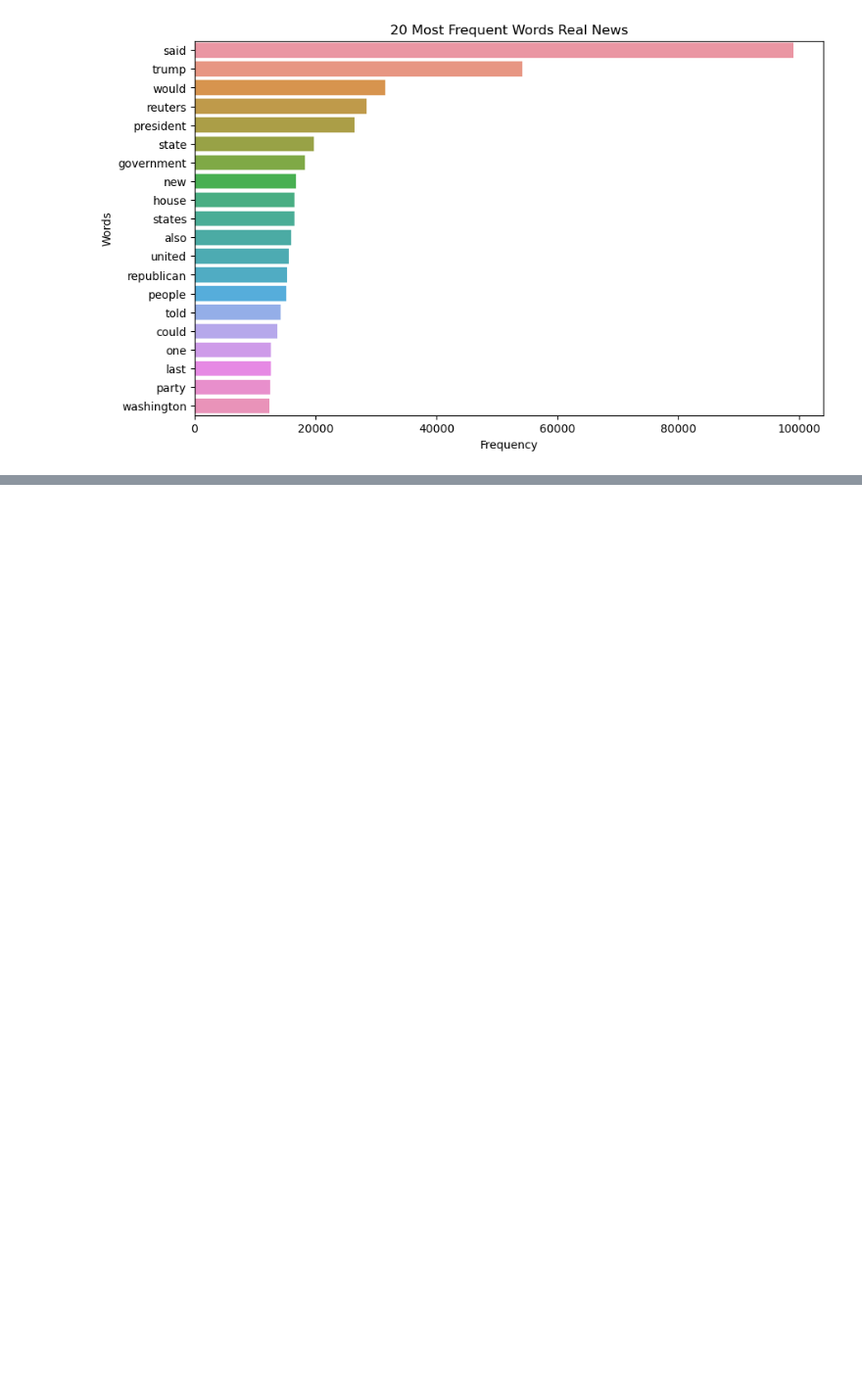
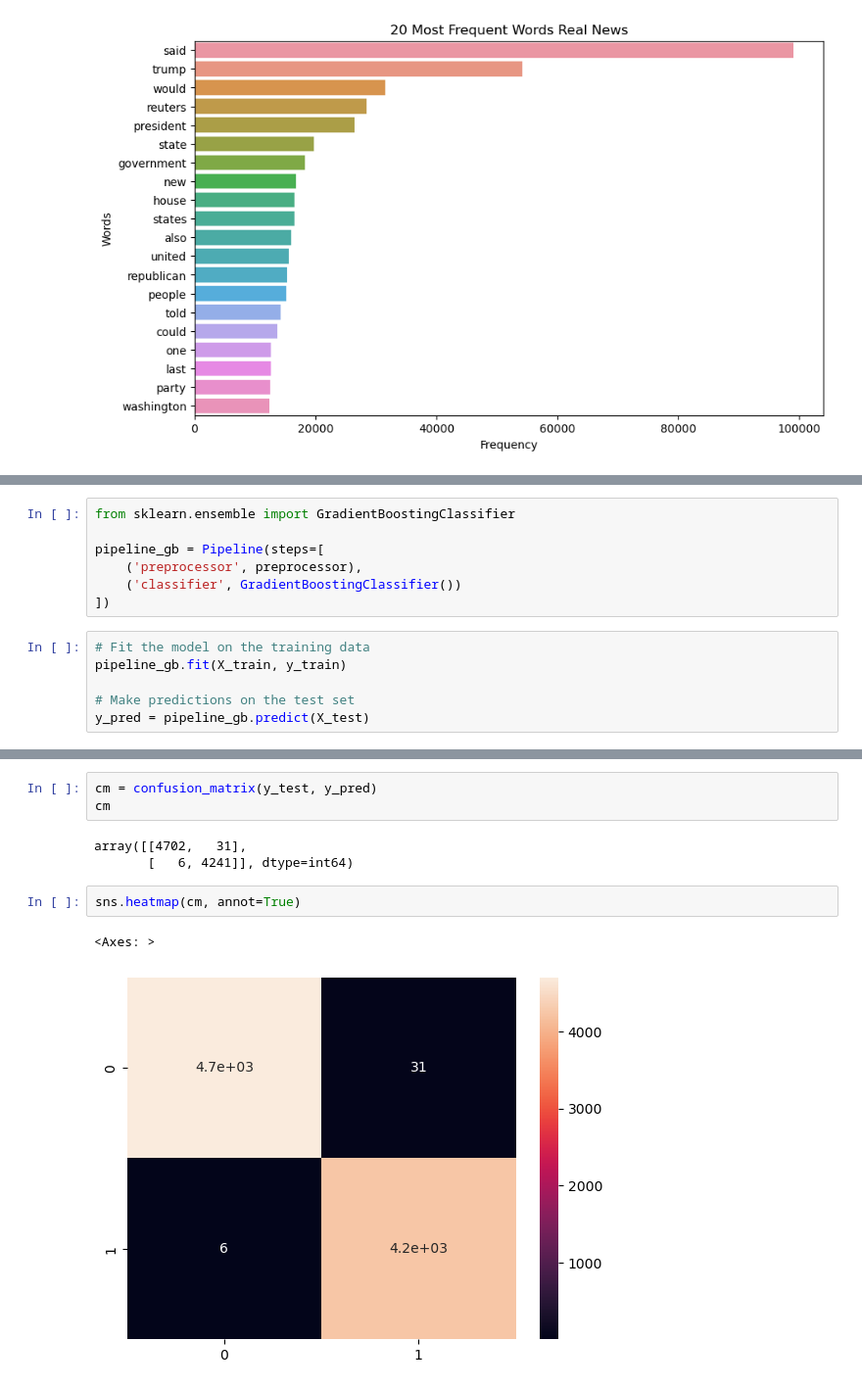
Before and after one commit to bis29abena/Fake-Real-News-Detection, a Jupyter notebook: code/Fake News Detection .ipynb, the cells around one changed output, grey strips where cells are left out. Shown: that part at 98% size. Cells and saved outputs as stored; diff of their text form; blank space fills up the shorter version.

```diff
--- a/code/Fake News Detection .ipynb
+++ b/code/Fake News Detection .ipynb
@@ -439,0 +578,13 @@ P-Value: 2.770635468200406e-76
+# %%
+from sklearn.ensemble import GradientBoostingClassifier
+
+pipeline_gb = Pipeline(steps=[
+    ('preprocessor', preprocessor),
+    ('classifier', GradientBoostingClassifier())
+])
+# %%
+# Fit the model on the training data
+pipeline_gb.fit(X_train, y_train)
+
+# Make predictions on the test set
+y_pred = pipeline_gb.predict(X_test)
@@ -439,0 +604,11 @@ P-Value: 2.770635468200406e-76
+# %%
+cm = confusion_matrix(y_test, y_pred)
+cm
+# %% [output]
+array([[4702,   31],
+       [   6, 4241]], dtype=int64)
+# %%
+sns.heatmap(cm, annot=True)
+# %% [output]
+<Axes: >
+[figure, added]
```
Also changed, not shown: parts of 36 cells of this notebook.
